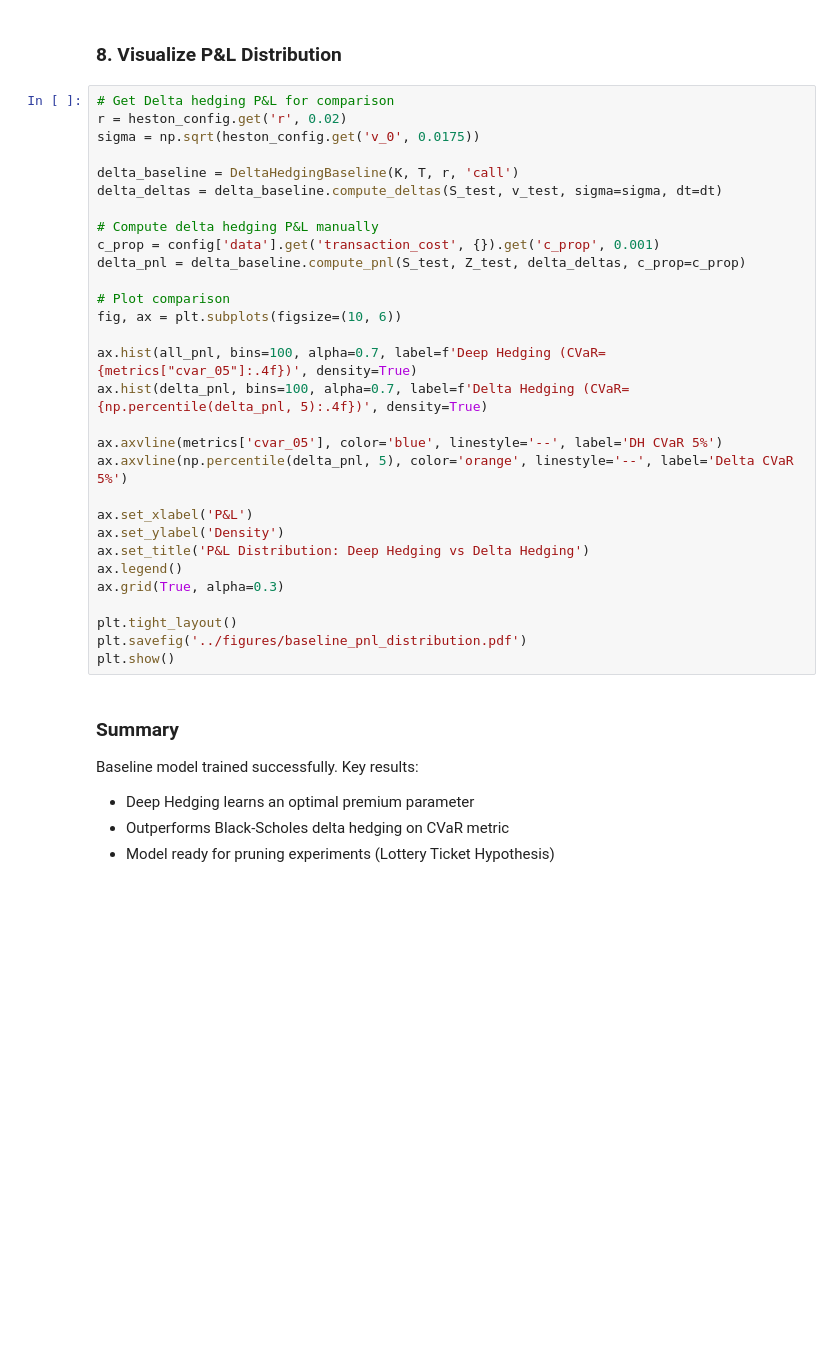
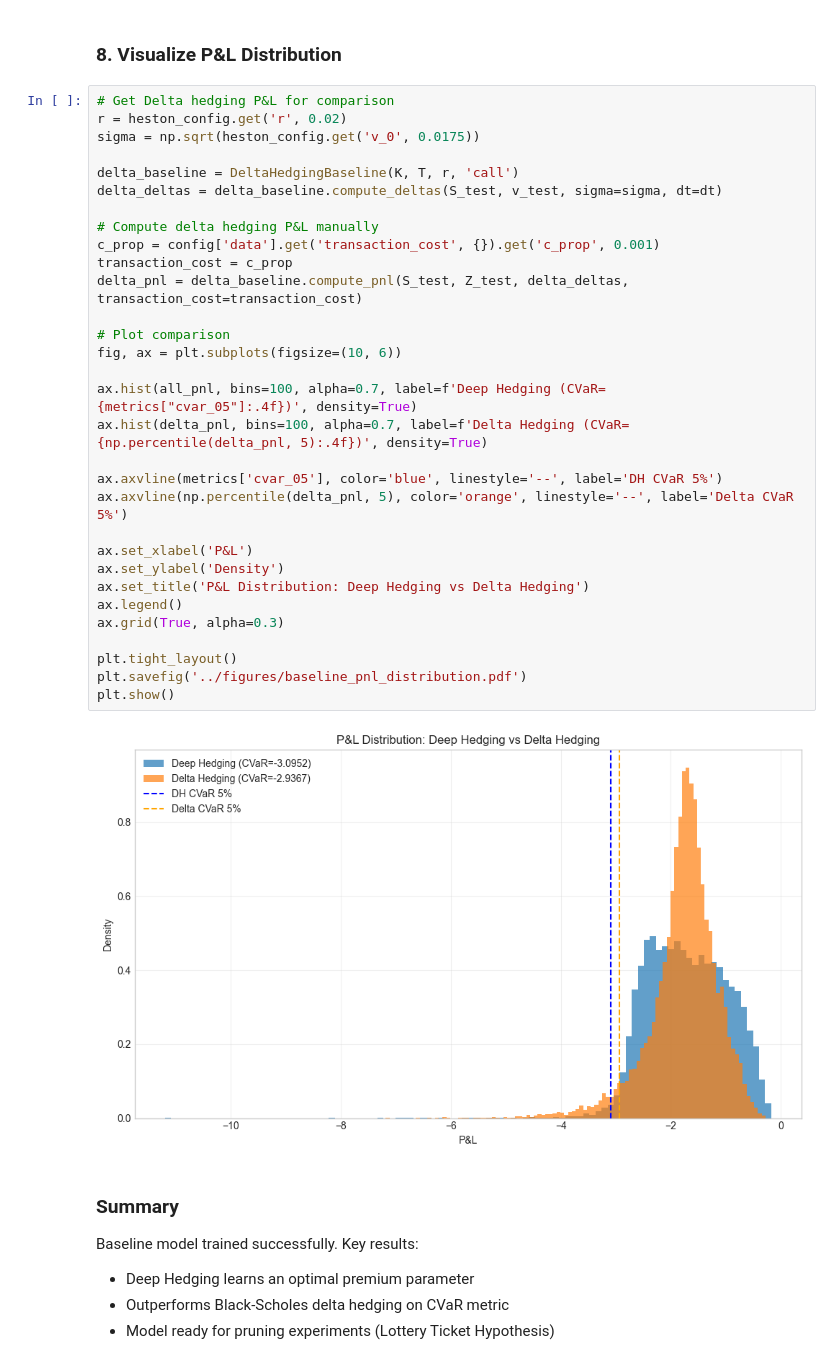
Before and after one commit to abdoulayetraore07/Deep-Robust-LTH, a Jupyter notebook: notebooks/01_baseline_deep_hedging.ipynb, the cells around one changed output. Cells and saved outputs as stored; diff of their text form; blank space fills up the shorter version.

```diff
--- a/notebooks/01_baseline_deep_hedging.ipynb
+++ b/notebooks/01_baseline_deep_hedging.ipynb
@@ -192,33 +270,36 @@ print("=" * 70)
 # %%
 # Get Delta hedging P&L for comparison
 r = heston_config.get('r', 0.02)
 sigma = np.sqrt(heston_config.get('v_0', 0.0175))
 
 delta_baseline = DeltaHedgingBaseline(K, T, r, 'call')
 delta_deltas = delta_baseline.compute_deltas(S_test, v_test, sigma=sigma, dt=dt)
 
 # Compute delta hedging P&L manually
 c_prop = config['data'].get('transaction_cost', {}).get('c_prop', 0.001)
-delta_pnl = delta_baseline.compute_pnl(S_test, Z_test, delta_deltas, c_prop=c_prop)
+transaction_cost = c_prop
+delta_pnl = delta_baseline.compute_pnl(S_test, Z_test, delta_deltas, transaction_cost=transaction_cost)
 
 # Plot comparison
 fig, ax = plt.subplots(figsize=(10, 6))
 
 ax.hist(all_pnl, bins=100, alpha=0.7, label=f'Deep Hedging (CVaR={metrics["cvar_05"]:.4f})', density=True)
 ax.hist(delta_pnl, bins=100, alpha=0.7, label=f'Delta Hedging (CVaR={np.percentile(delta_pnl, 5):.4f})', density=True)
 
 ax.axvline(metrics['cvar_05'], color='blue', linestyle='--', label='DH CVaR 5%')
 ax.axvline(np.percentile(delta_pnl, 5), color='orange', linestyle='--', label='Delta CVaR 5%')
 
 ax.set_xlabel('P&L')
 ax.set_ylabel('Density')
 ax.set_title('P&L Distribution: Deep Hedging vs Delta Hedging')
 ax.legend()
 ax.grid(True, alpha=0.3)
 
 plt.tight_layout()
 plt.savefig('../figures/baseline_pnl_distribution.pdf')
 plt.show()
+# %% [output]
+[figure, added]
 # %% [markdown]
 ### Summary
 
```
Also changed, not shown: parts of 7 cells of this notebook, 44 other files.
